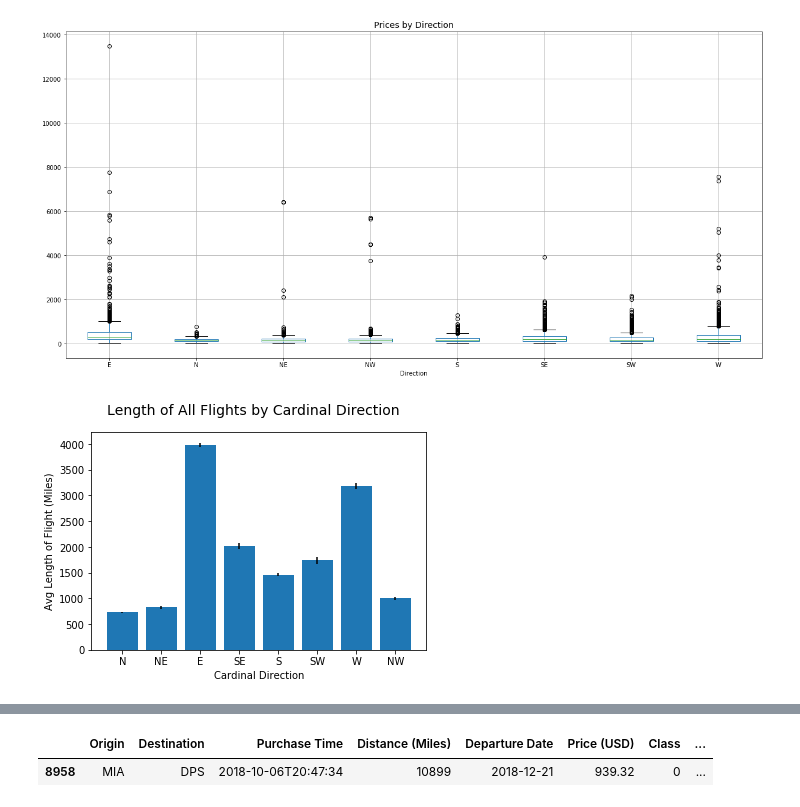
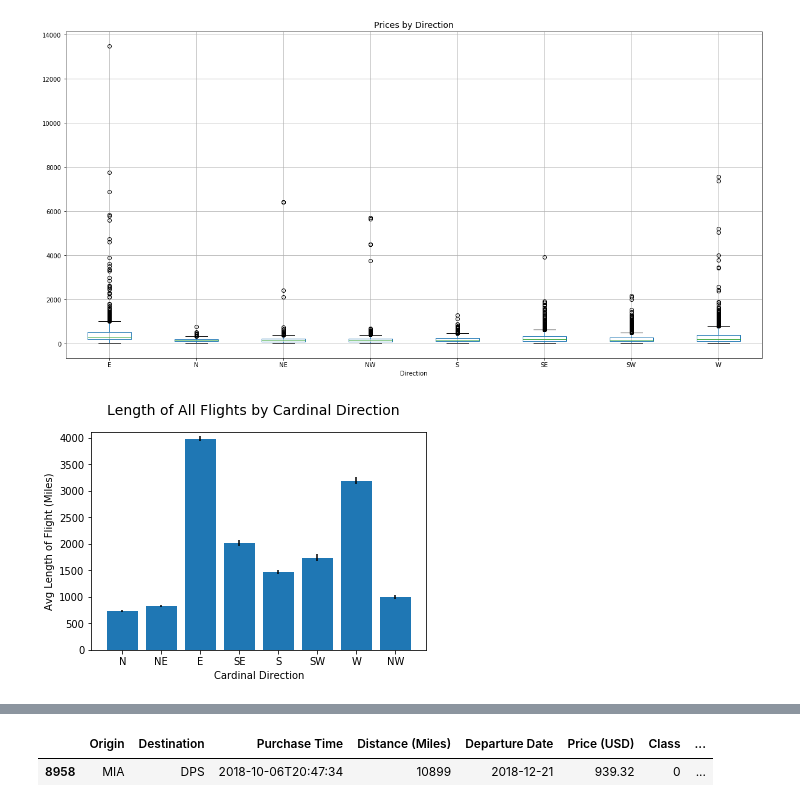
Before and after one commit to ajbinkley/project-one, a Jupyter notebook: Cardinal Directions.ipynb, the cells around one changed output, grey strips where cells are left out. Drawn from its saved outputs; the diff is of its cells as text; code cells hidden in the pictures.

```diff
--- a/Cardinal Directions.ipynb
+++ b/Cardinal Directions.ipynb
@@ -278,12 +280,13 @@ plt.savefig('Figures/All Prices by direction Boxplot.png')
 # %%
 # Visualize Length of Flight by Direction
 coords=range(8)
 
 plt.bar(range(8),priceavgs['Distance (Miles)'],tick_label=compassindex,yerr=pricesems['Distance (Miles)'])
 plt.ylabel('Avg Length of Flight (Miles)')
 plt.xlabel('Cardinal Direction')
+plt.ylim([0,4100])
 plt.suptitle('Length of All Flights by Cardinal Direction', fontsize=14)
 
 plt.savefig('Figures/Avg Flight Length by Direction.png')
 # %% [output]
-[figure, old version]
+[figure, new version]
```
Also changed, not shown: parts of 10 cells of this notebook.
